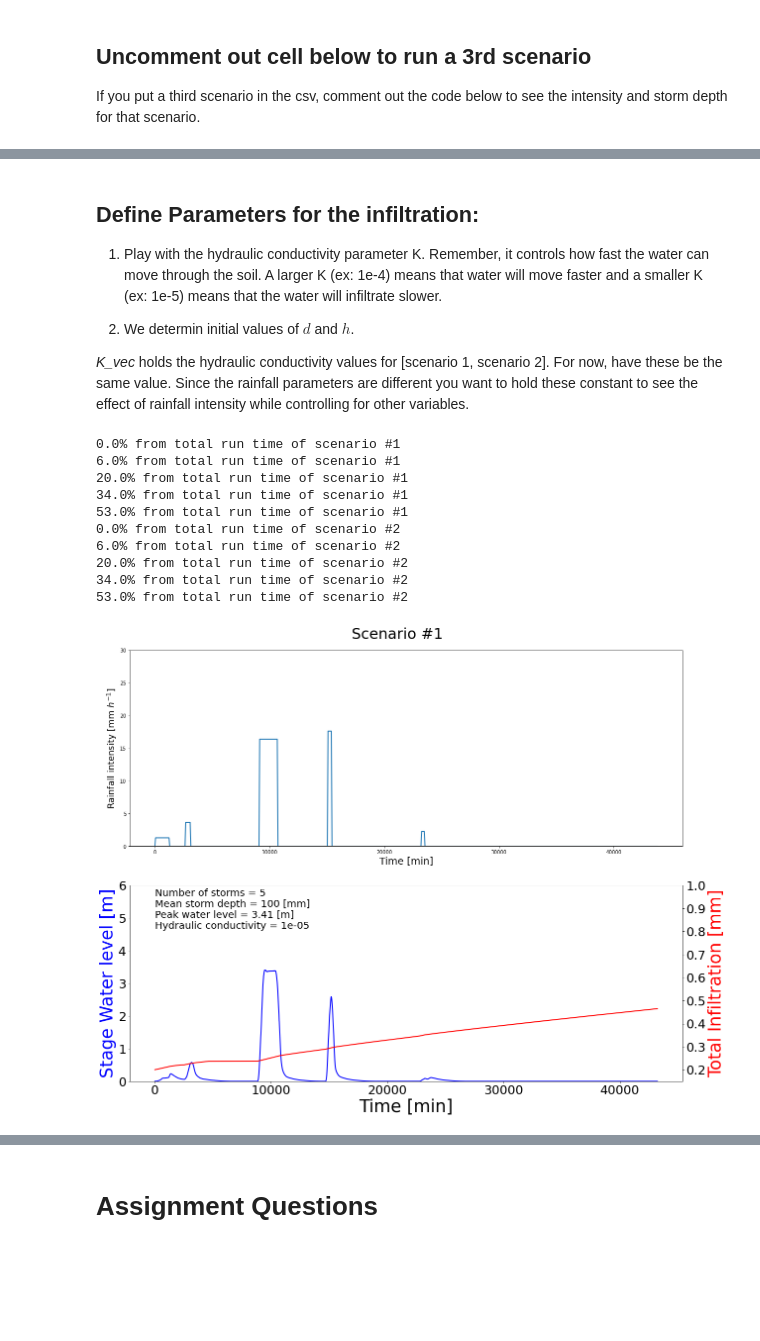
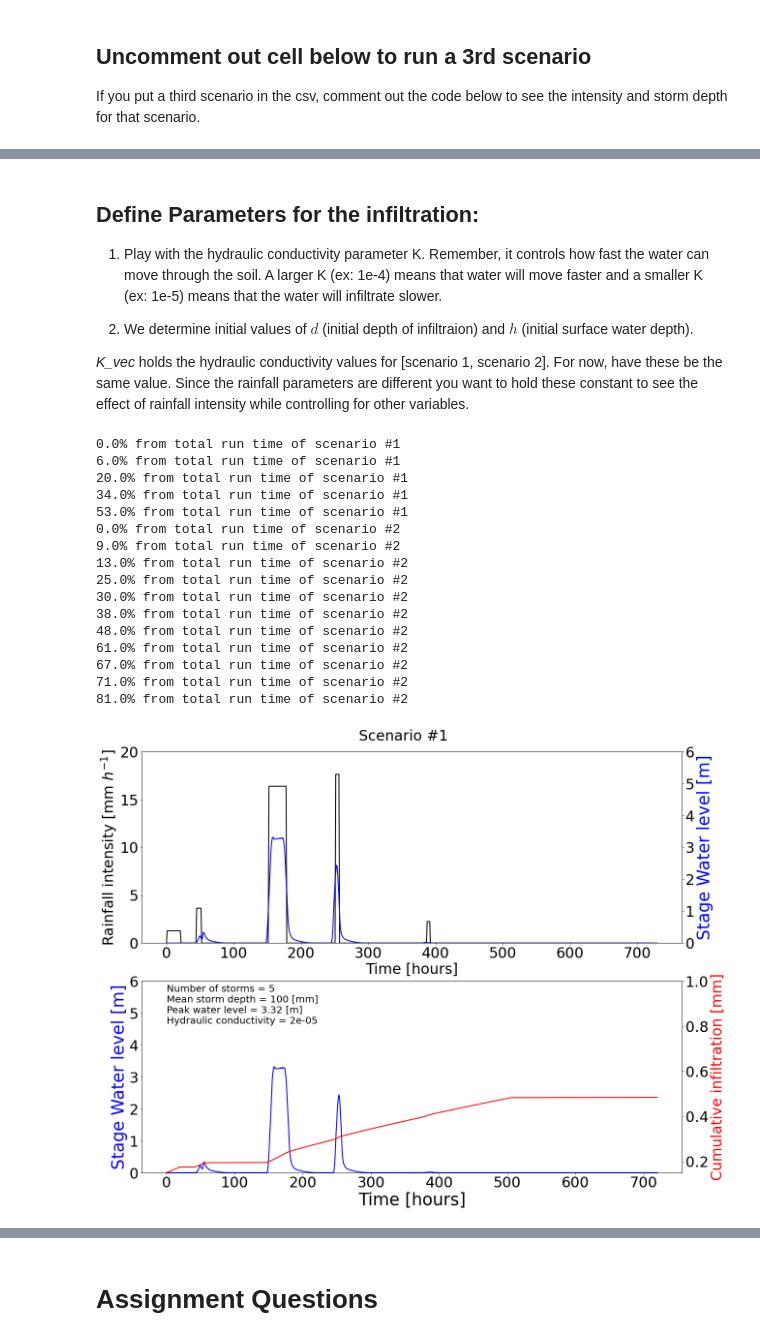
Before and after one commit to espin-2020/precipitation_lanscape_evolution, a Jupyter notebook: Rainstorms_Hydrographs.ipynb, the cells around one changed output, grey strips where cells are left out. Drawn from its saved outputs; the diff is of its cells as text; code cells hidden in the pictures; blank space fills up the shorter version.

```diff
--- a/Rainstorms_Hydrographs.ipynb
+++ b/Rainstorms_Hydrographs.ipynb
@@ -376,18 +389,15 @@ The hydraulic gradient controls controlled the force applied on the water column
 # %% [markdown]
 ## Define Parameters for the infiltration:
-
-
-
 1. Play with the hydraulic conductivity parameter K. Remember, it controls how fast the water can move through the soil. A larger K (ex: 1e-4) means that water will move faster and a smaller K (ex: 1e-5) means that the water will infiltrate slower.
 
-2. We determin initial values of $d$ and $h$.
+2. We determine initial values of $d$ (initial depth of infiltraion) and $h$ (initial surface water depth).
 
 *K_vec* holds the hydraulic conductivity values for [scenario 1, scenario 2]. For now, have these be the same value. Since the rainfall parameters are different you want to hold these constant to see the effect of rainfall intensity while controlling for other variables.
 # %%
 #Prepare parameters and vectors for runoff simulations
 
 ## Basin Hydraulic conductivity
-K_vec = [1.0E-5,7.0E-5]
+K_vec = [2.0E-5,2.0E-5]
 
 ## Create vectors for saving outlet data
 outlet_times_vector =np.empty((5000,2,))
@@ -417,7 +427,7 @@ for rs in StormsDF.index: #Iterating over the scenarios
     ## initial soil infilatration depth in the soil -- case 1
     d = mg.add_ones("soil_water_infiltration__depth", at="node", dtype=float)
     d = mg.at_node['soil_water_infiltration__depth']
-    d *= 0.2
+    d *= 0.15
 
 
     ## Surface water case 1
@@ -507,49 +517,61 @@ for rs in StormsDF.index: #Iterating over the scenarios
 34.0% from total run time of scenario #1
 53.0% from total run time of scenario #1
 0.0% from total run time of scenario #2
-6.0% from total run time of scenario #2
-20.0% from total run time of scenario #2
-34.0% from total run time of scenario #2
-53.0% from total run time of scenario #2
+9.0% from total run time of scenario #2
+13.0% from total run time of scenario #2
+25.0% from total run time of scenario #2
+30.0% from total run time of scenario #2
+38.0% from total run time of scenario #2
+48.0% from total run time of scenario #2
+61.0% from total run time of scenario #2
+67.0% from total run time of scenario #2
+71.0% from total run time of scenario #2
+81.0% from total run time of scenario #2
 # %%
 ## Plotting results for Scenario #1
 fig, ax = plt.subplots(2,1, figsize = (20,16))
 plt.suptitle(('Scenario #'+str(1)),fontsize=30,y=0.92)
 number_of_storms = str(np.count_nonzero(~np.isnan(intensities_vector[:,0])))
-ax[0].plot(times_vector[:,0],rains_vector[:,0],linewidth=2)
-ax[0].set_xlabel('Time [min]',fontsize=20)
-ax[0].set_ylabel('Rainfall intensity [mm $h^{-1}]$',fontsize=18)
-ax[0].set_ylim([0,30])
-plt.xticks(fontsize= 25)
-plt.yticks(fontsize= 25)
+ax[0].plot(times_vector[:,0]/60,rains_vector[:,0],linewidth=2, color = 'black')
+ax[0].set_xlabel('Time [hours]',color = 'black',fontsize=30)
+ax[0].set_ylabel('Rainfall intensity [mm $h^{-1}]$',fontsize=30)
 
+ax[0].tick_params(axis = 'x', labelsize = 30)
+ax[0].tick_params(axis = 'y', labelsize = 30)
+
+#If you rerun new scenarios you may need to change the ylim to show the full peak!
+ax[0].set_ylim([0,20])
+ax2 = ax[0].twinx()
+
+ax2.plot((outlet_times_vector[:,0]/60),outlet_depth_vector[:,0],color='blue',linewidth=2)
+ax2.set_ylabel('Stage Water level [m]',color='blue',fontsize=35)
+ax2.set_xlabel('Time [hours]',fontsize=25)
+ax2.set_ylim([0, 6])
+
+ax2.tick_params(axis = 'y', labelsize = 30)
 
 peak_out = str(np.round(StormsDF.iloc[0]['PeakWaterLevel'],2))
-ax[1].plot(outlet_times_vector[:,0],outlet_depth_vector[:,0],color='blue',linewidth=2)
+ax[1].plot((outlet_times_vector[:,0]/60),outlet_depth_vector[:,0],color='blue',linewidth=2)
 ax[1].set_ylabel('Stage Water level [m]',color='blue',fontsize=35)
-ax[1].set_xlabel('Time [min]',fontsize=35)
+ax[1].set_xlabel('Time [hours]',fontsize=35)
 ax[1].set_ylim([0, 6])
 
-plt.xticks(fontsize= 25)
-plt.yticks(fontsize= 25)
+ax[1].tick_params(axis = 'x', labelsize = 30)
+ax[1].tick_params(axis = 'y', labelsize = 30)
 
-ax2=ax[1].twinx()
-ax2.plot(outlet_times_vector[:,0],mean_SI_vector[:,0],color="red",linewidth=2)
-ax2.set_ylabel("Total Infiltration [mm]",color="red",fontsize=35)
-ax2.set_ylim([0.15, 1])
+ax3=ax[1].twinx()
+ax3.plot(outlet_times_vector[:,0]/60,mean_SI_vector[:,0],color="red",linewidth=2)
+ax3.set_ylabel("Cumulative infiltration [mm]",color="red",fontsize=30)
+ax3.set_ylim([0.15, 1])
 ax[1].annotate('Number of storms = ' + number_of_storms+'\nMean storm depth = '+ str(StormsDF.loc[0]['StormDepth'])+ ' [mm]'
                '\nPeak water level = '+ peak_out + ' [m]' +
                '\nHydraulic conductivity = ' +str(K_vec[0]), xy=(0.5, 0.78),
                xycoords=("data", "axes fraction"),fontsize=20)
-
-plt.xticks(fontsize= 25)
-plt.yticks(fontsize= 25)
+ax3.tick_params(axis = 'y', labelsize = 30)
 
 plt.show()
-
-#plt.savefig('Scenario1'+'.png')
 # %% [output]
-[figure, old version]
+[figure, new version]
 # %%
 ## Plotting results for Scenario #2
 fig, ax = plt.subplots(2,1, figsize = (20,16))
```
Also changed, not shown: parts of 14 cells of this notebook.
